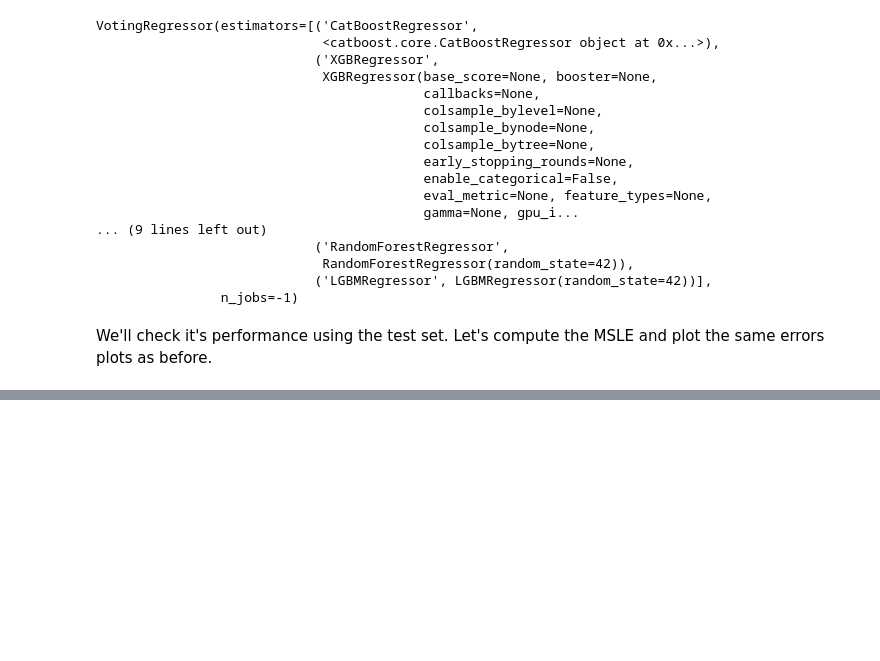
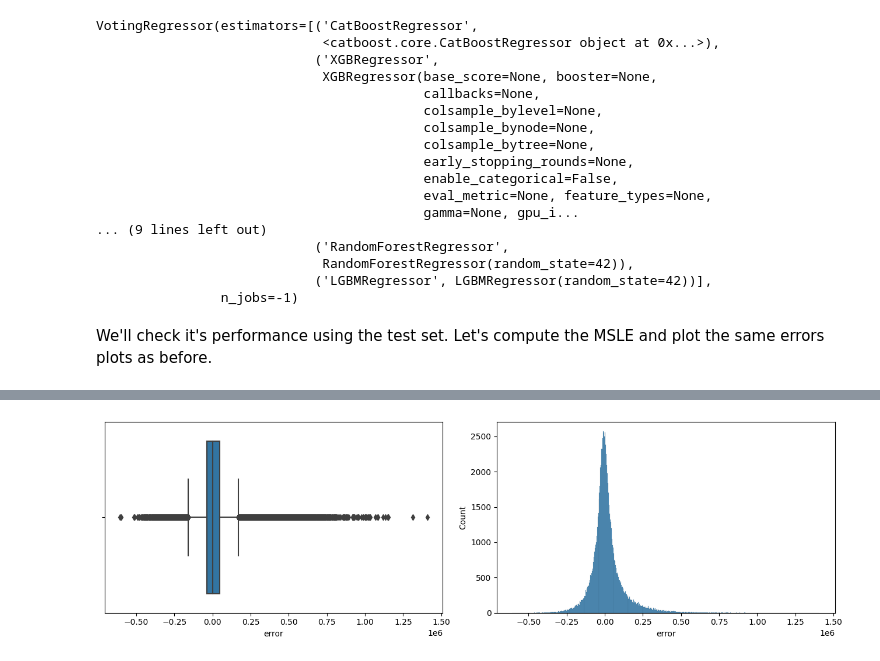
Before and after one commit to TheCamilovisk/HousePricePredictionApp, a Jupyter notebook: notebooks/04-model-selection.ipynb, the cells around one changed output, grey strips where cells are left out. Saved outputs shown, nothing was run; the diff lists cells and outputs as text; code cells hidden in the pictures; blank space fills up the shorter version.

Commit message:
Adding the error analysis sections.

```diff
--- a/notebooks/04-model-selection.ipynb
+++ b/notebooks/04-model-selection.ipynb
@@ -389,0 +394,6 @@ In the next and final notebook well learn how to fine-tune this model using Hype
+# %%
+voting_regressor.fit(transformed_features, transformed_target)
+
+all_predictions = voting_regressor.predict(transformed_features)
+transformed_predictions = target_transform.inverse_transform(all_predictions)
+transformed_predictions
@@ -389,0 +403,8 @@ In the next and final notebook well learn how to fine-tune this model using Hype
+# %%
+errors = pd.DataFrame()
+
+errors["property_type"] = features["property_type"]
+errors["price"] = target
+errors["error"] = target - transformed_predictions
+
+errors.describe().round()
@@ -389,0 +421,9 @@ In the next and final notebook well learn how to fine-tune this model using Hype
+# %%
+fig, (ax1, ax2) = plt.subplots(ncols=2, figsize=(13, 4))
+
+sns.boxplot(x="error", data=errors, ax=ax1)
+sns.histplot(x="error", data=errors, ax=ax2)
+
+plt.tight_layout();
+# %% [output]
+[figure, added]
```
Also changed, not shown: parts of 12 cells of this notebook.
